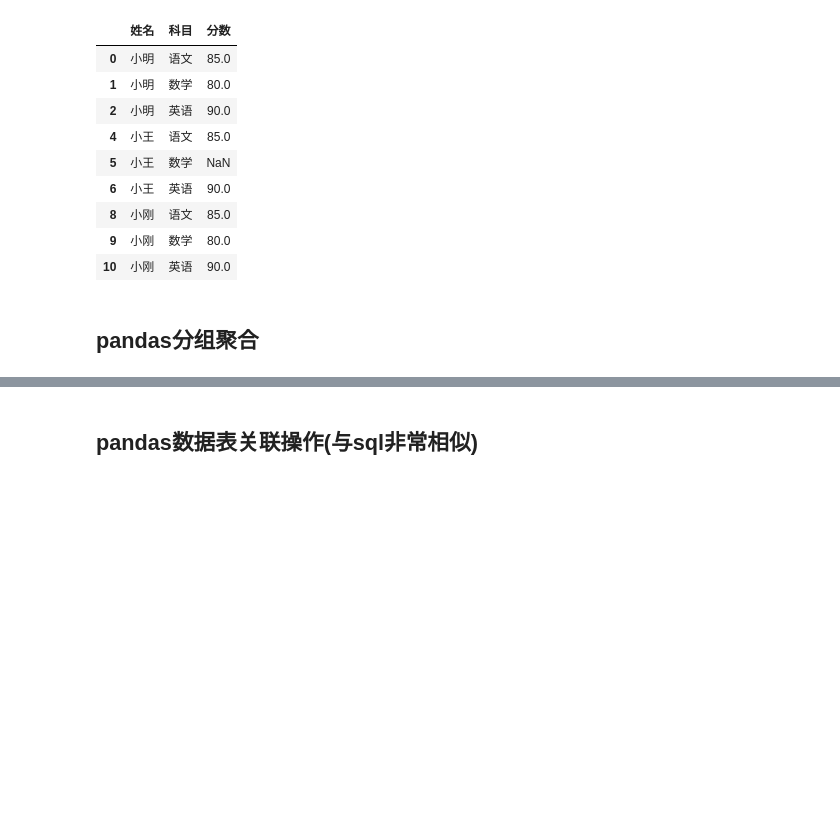
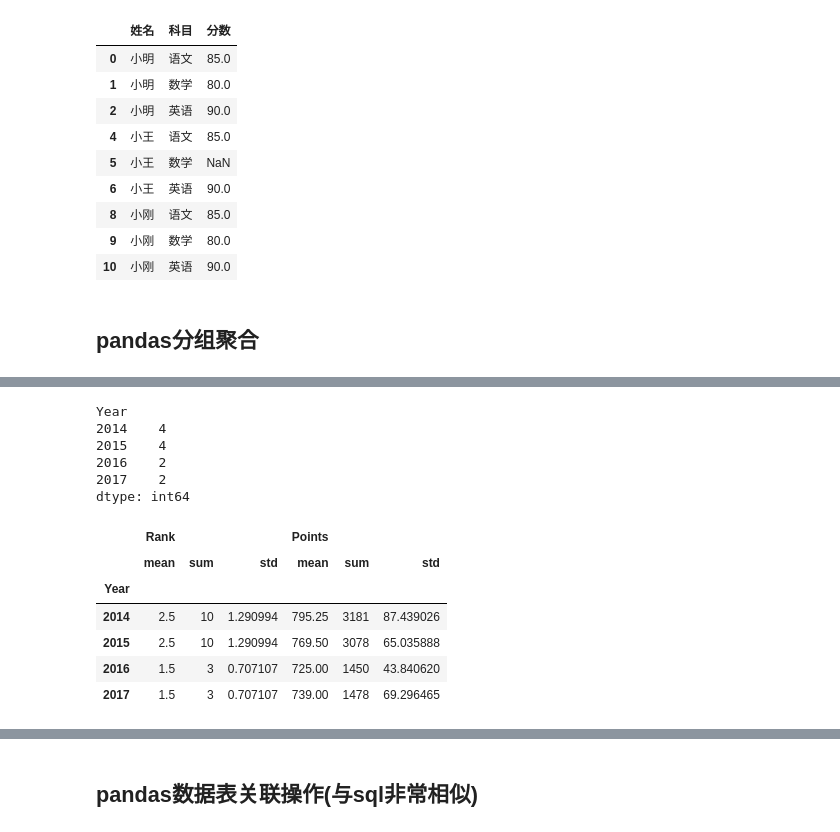
Before and after one commit to codefish-yu/dataanalyze, a Jupyter notebook: pandas.ipynb, the cells around one changed output, grey strips where cells are left out. Drawn from its saved outputs; the diff is of its cells as text; code cells hidden in the pictures; blank space fills up the shorter version.

```diff
--- a/pandas.ipynb
+++ b/pandas.ipynb
@@ -902,0 +1004,21 @@ print(grouped['Points'].agg(np.mean))
+# %%
+#也是输出每年下面的样本个数
+grouped.size()
+# %% [output]
+Year
+2014    4
+2015    4
+2016    2
+2017    2
+dtype: int64
+# %%
+#聚合：对按year分组后的每个字段求均值，标准差,和
+grouped.agg([np.mean,np.sum,np.std])
+# %% [output]
+|  | Rank |  |  | Points |  |  |
+|  | mean | sum | std | mean | sum | std |
+| Year |  |  |  |  |  |  |
+| 2014 | 2.5 | 10 | 1.290994 | 795.25 | 3181 | 87.439026 |
+| 2015 | 2.5 | 10 | 1.290994 | 769.50 | 3078 | 65.035888 |
+| 2016 | 1.5 | 3 | 0.707107 | 725.00 | 1450 | 43.840620 |
+| 2017 | 1.5 | 3 | 0.707107 | 739.00 | 1478 | 69.296465 |
```
Also changed, not shown: parts of 27 cells of this notebook, 5 other files.
